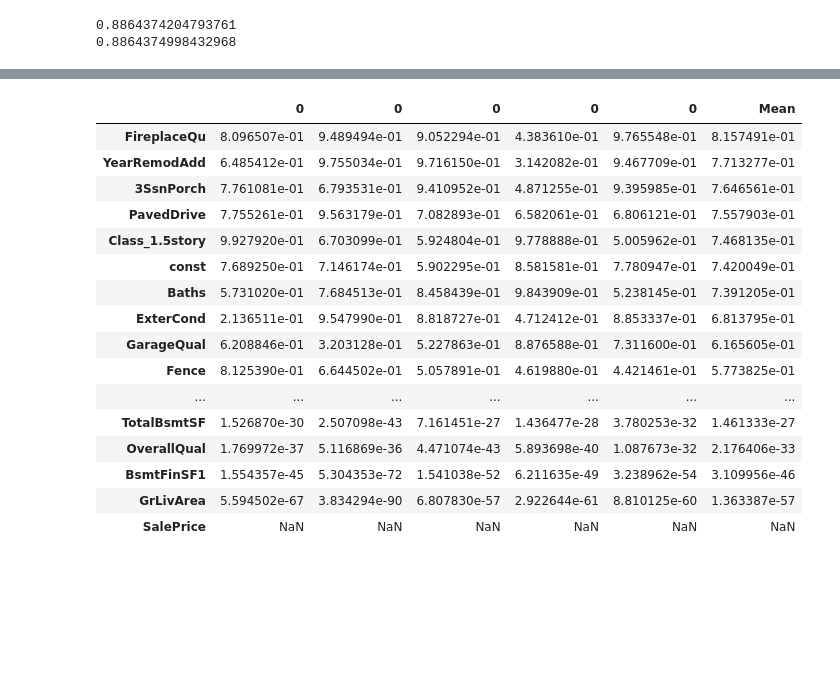
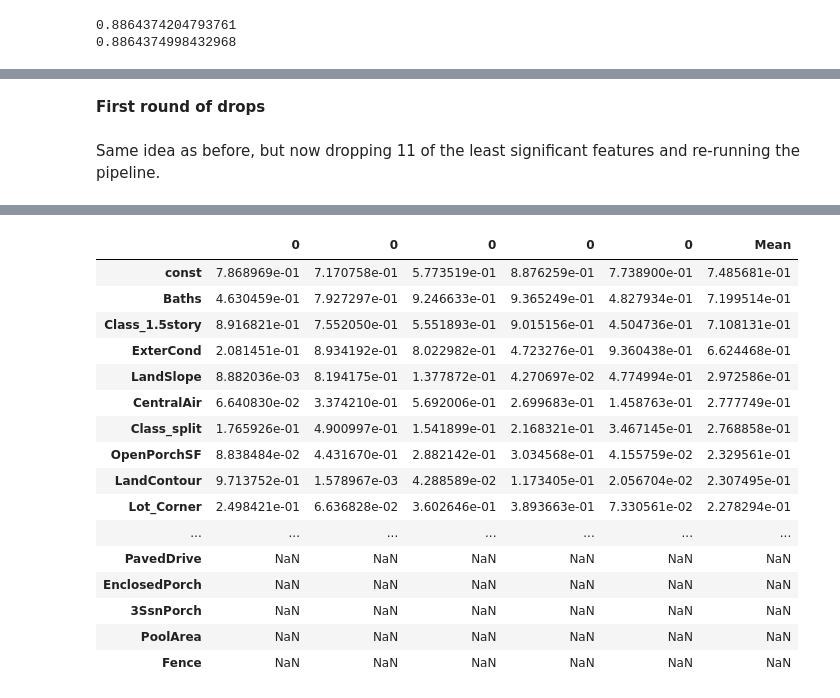
Before and after one commit to mhope321/ML-Project, a Jupyter notebook: Matt/Linear-Regression.ipynb, the cells around one changed output, grey strips where cells are left out. Saved outputs shown, nothing was run; the diff lists cells and outputs as text; code cells hidden in the pictures; blank space fills up the shorter version.

Commit message:
Did feature selection for multiple linear regression, some Lasso, ultimately settled on 19 features

```diff
--- a/Matt/Linear-Regression.ipynb
+++ b/Matt/Linear-Regression.ipynb
@@ -115,3 +193,42 @@ results.sort_values(['Mean'],ascending=False)
 | OverallQual | 1.769972e-37 | 5.116869e-36 | 4.471074e-43 | 5.893698e-40 | 1.087673e-32 | 2.176406e-33 |
 | GrLivArea | 5.594502e-67 | 3.834294e-90 | 6.807830e-57 | 2.922644e-61 | 8.810125e-60 | 1.363387e-57 |
 | SalePrice | NaN | NaN | NaN | NaN | NaN | NaN |
+# %%
+#Same as cell above, five fold cross-validation, but scaling the data before regressing.
+#Turns out, it really makes no difference, you get pretty much the same answer, I think beause stats model scales by default
+from sklearn.model_selection import KFold
+import statsmodels.api as sm
+from sklearn.preprocessing import StandardScaler
+
+#Get features and response
+X= housing.drop(columns='SalePrice')
+y= housing.SalePrice.to_numpy().reshape(-1,1)
+
+#Scale X and y
+scaler_X = StandardScaler().fit(X)
+X_scaled = scaler_X.transform(X)
+scaler_y = StandardScaler().fit(y)
+y_scaled = scaler_y.transform(y)
+
+#Convert back to dataframes
+X= pd.DataFrame(data=X_scaled,index=X.index,columns=X.columns)
+y= pd.DataFrame(data=y_scaled,index=X.index,columns=['SalePrice'])
+
+#Add constant for stats model API
+X= sm.add_constant(X)
+
+#Initialize empty results dataframe and K-folds object
+kf = KFold(n_splits=5,shuffle=True,random_state=42)
+results=pd.DataFrame(index=housing.columns)
+
+#Train statsmodel objects
+for train_idx, test_idx in kf.split(X,y):
+    X_train, y_train = X.iloc[train_idx], y.iloc[train_idx]
+    X_test, y_test = X.iloc[test_idx], y.iloc[test_idx]
+    ols = sm.OLS(y_train, X_train)
+    ans = ols.fit()
+    print(ans.rsquared)
+    results= pd.concat([results,ans.pvalues],axis=1)
+    #print(ans.pvalues.sort_values(ascending=False))
+results['Mean']=results.mean(axis=1)
+results.sort_values(['Mean'],ascending=False)
@@ -118,10 +258,18 @@ results.sort_values(['Mean'],ascending=False)
+# %% [markdown]
+**First round of drops**
+# %% [markdown]
+Same idea as before, but now dropping 11 of the least significant features and re-running the pipeline.
 # %%
 from sklearn.model_selection import KFold
 import statsmodels.api as sm
 from sklearn.preprocessing import StandardScaler
 
+#Columns to drop
+drop_columns = ['SalePrice','FireplaceQu','YearRemodAdd','3SsnPorch','PavedDrive',
+'GarageQual','Fence','GarageCars','GarageFinish','PoolArea','EnclosedPorch']
+
 #Get features and response
-X= housing.drop(columns='SalePrice')
+X= housing.drop(columns=drop_columns)
 y= housing.SalePrice.to_numpy().reshape(-1,1)
 
 #Scale X and y
@@ -161,17 +309,17 @@ results.sort_values(['Mean'],ascending=False)
 |  | 0 | 0 | 0 | 0 | 0 | Mean |
-| FireplaceQu | 8.096507e-01 | 9.489494e-01 | 9.052294e-01 | 4.383610e-01 | 9.765548e-01 | 8.157491e-01 |
-| YearRemodAdd | 6.485412e-01 | 9.755034e-01 | 9.716150e-01 | 3.142082e-01 | 9.467709e-01 | 7.713277e-01 |
-| 3SsnPorch | 7.761081e-01 | 6.793531e-01 | 9.410952e-01 | 4.871255e-01 | 9.395985e-01 | 7.646561e-01 |
-| PavedDrive | 7.755261e-01 | 9.563179e-01 | 7.082893e-01 | 6.582061e-01 | 6.806121e-01 | 7.557903e-01 |
-| Class_1.5story | 9.927920e-01 | 6.703099e-01 | 5.924804e-01 | 9.778888e-01 | 5.005962e-01 | 7.468135e-01 |
-| const | 7.689250e-01 | 7.146174e-01 | 5.902295e-01 | 8.581581e-01 | 7.780947e-01 | 7.420049e-01 |
-| Baths | 5.731020e-01 | 7.684513e-01 | 8.458439e-01 | 9.843909e-01 | 5.238145e-01 | 7.391205e-01 |
-| ExterCond | 2.136511e-01 | 9.547990e-01 | 8.818727e-01 | 4.712412e-01 | 8.853337e-01 | 6.813795e-01 |
-| GarageQual | 6.208846e-01 | 3.203128e-01 | 5.227863e-01 | 8.876588e-01 | 7.311600e-01 | 6.165605e-01 |
-| Fence | 8.125390e-01 | 6.644502e-01 | 5.057891e-01 | 4.619880e-01 | 4.421461e-01 | 5.773825e-01 |
+| const | 7.868969e-01 | 7.170758e-01 | 5.773519e-01 | 8.876259e-01 | 7.738900e-01 | 7.485681e-01 |
+| Baths | 4.630459e-01 | 7.927297e-01 | 9.246633e-01 | 9.365249e-01 | 4.827934e-01 | 7.199514e-01 |
+| Class_1.5story | 8.916821e-01 | 7.552050e-01 | 5.551893e-01 | 9.015156e-01 | 4.504736e-01 | 7.108131e-01 |
+| ExterCond | 2.081451e-01 | 8.934192e-01 | 8.022982e-01 | 4.723276e-01 | 9.360438e-01 | 6.624468e-01 |
+| LandSlope | 8.882036e-03 | 8.194175e-01 | 1.377872e-01 | 4.270697e-02 | 4.774994e-01 | 2.972586e-01 |
+| CentralAir | 6.640830e-02 | 3.374210e-01 | 5.692006e-01 | 2.699683e-01 | 1.458763e-01 | 2.777749e-01 |
+| Class_split | 1.765926e-01 | 4.900997e-01 | 1.541899e-01 | 2.168321e-01 | 3.467145e-01 | 2.768858e-01 |
+| OpenPorchSF | 8.838484e-02 | 4.431670e-01 | 2.882142e-01 | 3.034568e-01 | 4.155759e-02 | 2.329561e-01 |
+| LandContour | 9.713752e-01 | 1.578967e-03 | 4.288589e-02 | 1.173405e-01 | 2.056704e-02 | 2.307495e-01 |
+| Lot_Corner | 2.498421e-01 | 6.636828e-02 | 3.602646e-01 | 3.893663e-01 | 7.330561e-02 | 2.278294e-01 |
 | ... | ... | ... | ... | ... | ... | ... |
-| TotalBsmtSF | 1.526870e-30 | 2.507098e-43 | 7.161451e-27 | 1.436477e-28 | 3.780253e-32 | 1.461333e-27 |
-| OverallQual | 1.769972e-37 | 5.116869e-36 | 4.471074e-43 | 5.893698e-40 | 1.087673e-32 | 2.176406e-33 |
-| BsmtFinSF1 | 1.554357e-45 | 5.304353e-72 | 1.541038e-52 | 6.211635e-49 | 3.238962e-54 | 3.109956e-46 |
-| GrLivArea | 5.594502e-67 | 3.834294e-90 | 6.807830e-57 | 2.922644e-61 | 8.810125e-60 | 1.363387e-57 |
-| SalePrice | NaN | NaN | NaN | NaN | NaN | NaN |
+| PavedDrive | NaN | NaN | NaN | NaN | NaN | NaN |
+| EnclosedPorch | NaN | NaN | NaN | NaN | NaN | NaN |
+| 3SsnPorch | NaN | NaN | NaN | NaN | NaN | NaN |
+| PoolArea | NaN | NaN | NaN | NaN | NaN | NaN |
+| Fence | NaN | NaN | NaN | NaN | NaN | NaN |
```
Also changed, not shown: parts of 44 cells of this notebook.
